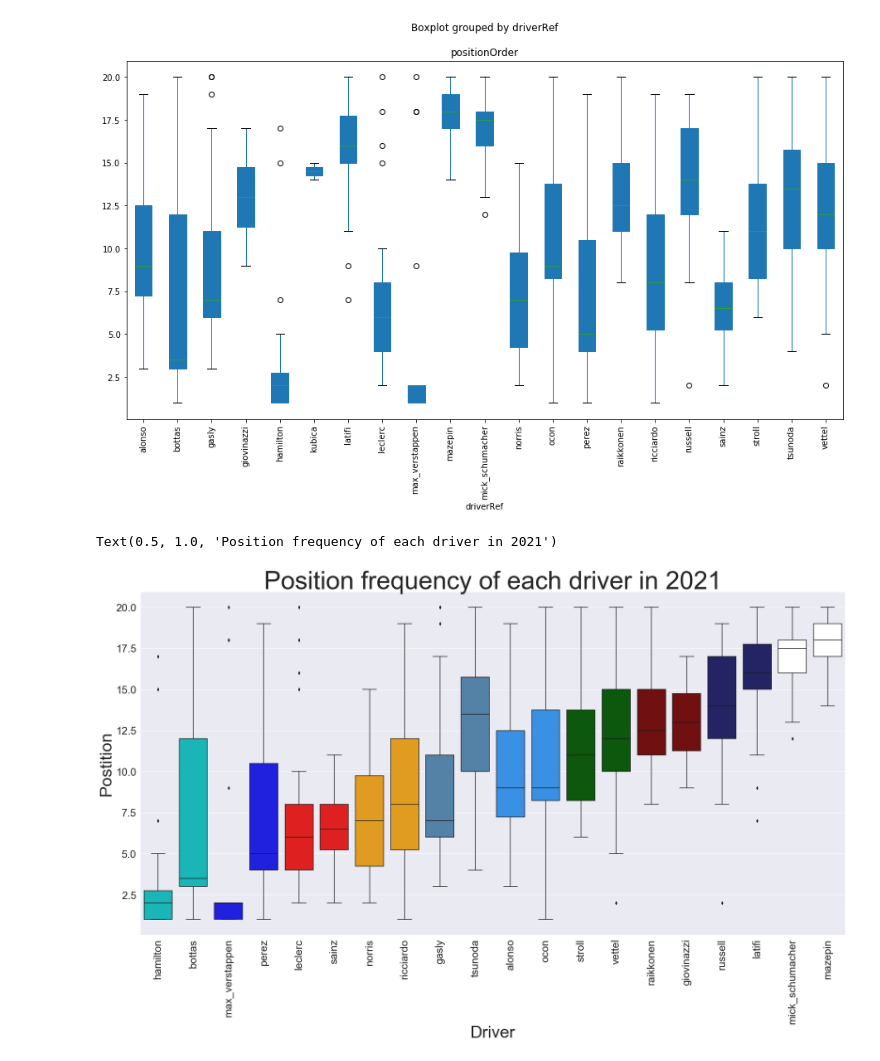
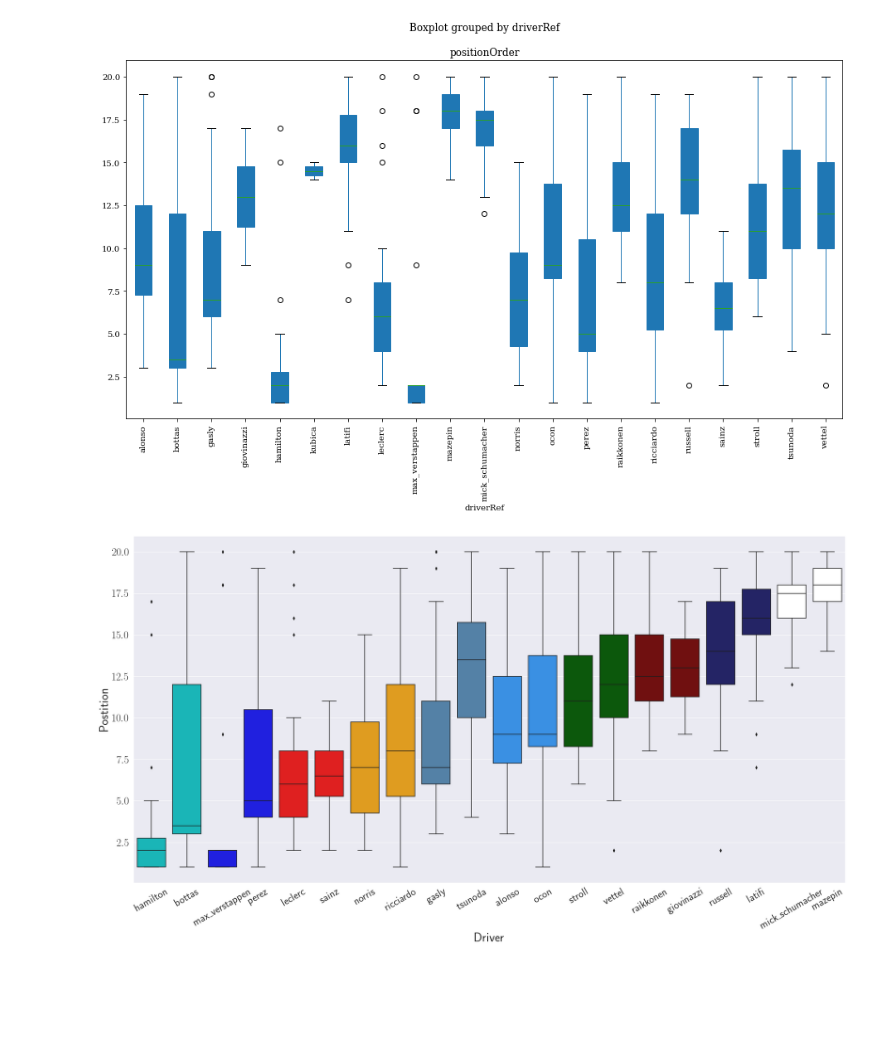
Before and after one commit to mariuscaptari/machine-learning-coursework, a Jupyter notebook: notebooks/02-data-vizualization.ipynb, the cells around one changed output. Cells and saved outputs as stored; diff of their text form; code cells hidden in the pictures; blank space fills up the shorter version.

Commit message:
Add updated driver postion graph

```diff
--- a/notebooks/02-data-vizualization.ipynb
+++ b/notebooks/02-data-vizualization.ipynb
@@ -4,6 +4,11 @@ import matplotlib.pyplot as plt
 import seaborn as sb
 from pandas_profiling import ProfileReport
 
+plt.rcParams.update({
+    "text.usetex": True,
+    "font.family": "sans-serif",
+    "font.sans-serif": ["Helvetica"]})
+
 %matplotlib inline
 # %%
 circuits = pd.read_csv('../data/raw/circuits.csv')
@@ -52,38 +57,38 @@ current_drivers = df.loc[df['year'] == 2021].driverRef.drop_duplicates()
 driver_positions_count = df.loc[df['driverRef'].isin(current_drivers) & (df['year'] == 2021)].sort_values(by=['constructor_name'])
 boxplot = driver_positions_count.boxplot(by='driverRef', column=['positionOrder'], rot=90, figsize=(15,8), grid=False, patch_artist = True)
 # %% [output]
-[figure, old version]
+[figure, new version]
 # %%
 plt.figure(figsize=(30, 15))
 sb.set(style="darkgrid")
 label_list = ['0', '1', '2']
 my_pal = {
           "Mercedes": "darkturquoise","hamilton": "darkturquoise", "bottas": "darkturquoise",
           "Red Bull":"blue", "max_verstappen":"blue", "perez":"blue",
           "Ferrari":"red","leclerc":"red", "sainz":"red",
           "McLaren":"orange","norris":"orange", "ricciardo":"orange",
           "gasly":"steelblue","AlphaTauri":"steelblue","tsunoda":"steelblue",
           "Aston Martin":"darkgreen", "stroll":"darkgreen", "vettel":"darkgreen",
           "Alpine F1 Team":"dodgerblue", "ocon":"dodgerblue", "alonso":"dodgerblue",
           "giovinazzi":"maroon", "Alfa Romeo" : "maroon", "raikkonen":"maroon","kubica":"maroon",
           "Williams":"midnightblue","russell":"midnightblue","latifi":"midnightblue",
           "Haas F1 Team":"white", "mick_schumacher":"white","mazepin":"white"
          }
 
 
 sb.boxplot(x="driverRef", y="positionOrder",
             order=['hamilton','bottas','max_verstappen','perez', 'leclerc', 'sainz', 'norris','ricciardo', 'gasly',
                    'tsunoda','alonso','ocon','stroll', 'vettel','raikkonen','giovinazzi','russell','latifi',
                    'mick_schumacher','mazepin'],
             data = driver_positions_count, palette = my_pal)
-plt.tick_params(axis='x', rotation=90, labelsize = 25)
+plt.tick_params(axis='x', rotation=45, labelsize = 25)
 plt.tick_params(axis='y',  labelsize = 25)
-plt.xlabel("Driver",fontsize=40)
-plt.ylabel("Postition",fontsize=40)
-plt.title("Position frequency of each driver in 2021",fontsize=60)
+plt.xlabel("Driver",fontsize=30)
+plt.ylabel("Position",fontsize=30)
+# plt.title("Position frequency of each driver in 2021",fontsize=60)
+plt.savefig("../reports/figures/driver_positions" + ".eps")
 # %% [output]
-Text(0.5, 1.0, 'Position frequency of each driver in 2021')
-[figure, old version]
+[figure, new version]
 # %%
 df_processed = pd.read_csv('../data/processed/0.1-initial-exploration.csv',index_col=False)
 df_processed = df_processed.loc[:, ~df_processed.columns.str.contains('^Unnamed')]
```
Also changed, not shown: parts of 2 cells of this notebook, 2 other files.
